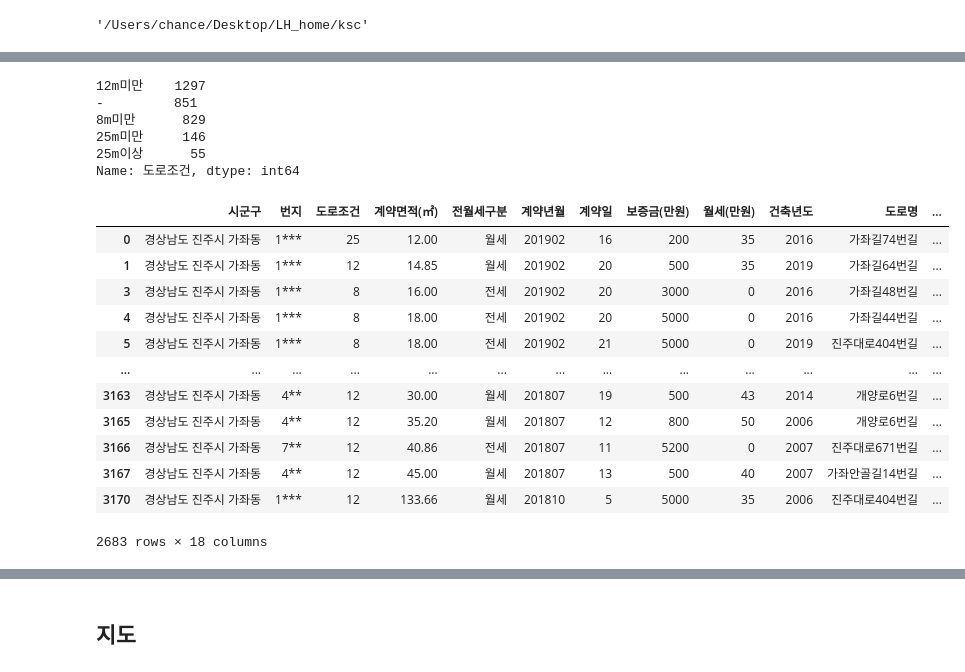
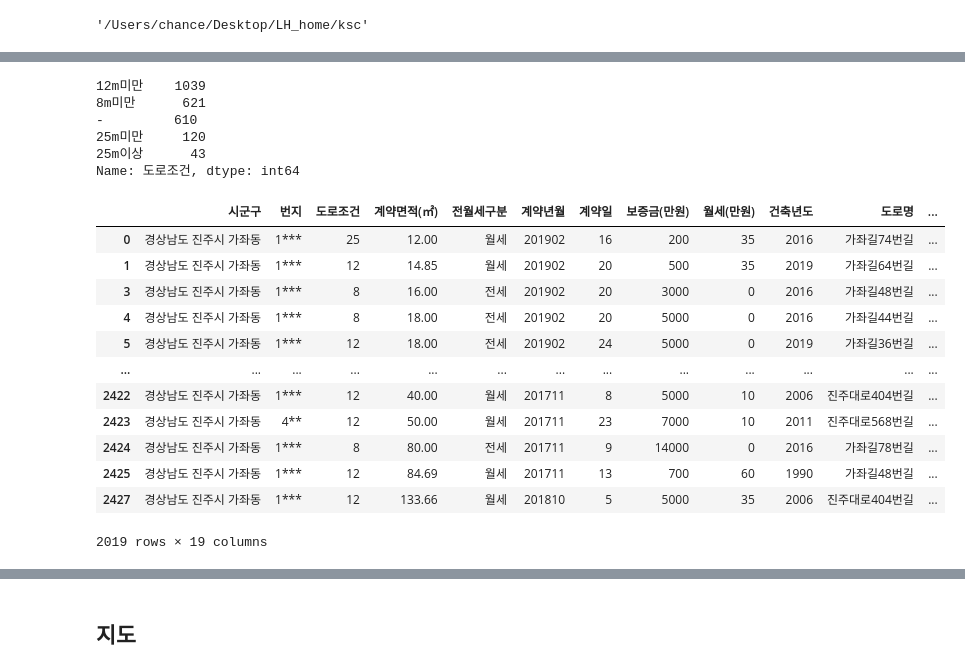
Before and after one commit to ChanceMKR/LH_home, a Jupyter notebook: ksc/lh_home.ipynb, the cells around one changed output, grey strips where cells are left out. Drawn from its saved outputs; the diff is of its cells as text; code cells hidden in the pictures.

```diff
--- a/ksc/lh_home.ipynb
+++ b/ksc/lh_home.ipynb
@@ -9,3 +9,17 @@ import os
 os.getcwd()
 # %% [output]
 '/Users/chance/Desktop/LH_home/ksc'
+# %%
+folder = os.listdir()
+
+file = []
+for f in folder:
+    if "jinju_all" in f:
+        data = pd.read_csv("./" + f, encoding="cp949", skiprows=15)
+        data = data[list(data.columns[:11])]
+        file.append(data)
+
+jinju_all = pd.concat(file)
+# jinju_all = jinju_all.dropna(axis=0)
+
+jinju_all
@@ -20,4 +48,4 @@ for f in folder:
         file.append(data)
 
 gajwa = pd.concat(file)
-# gajwa = gajwa.dropna(axis=0)
+gajwa = gajwa.dropna(axis=0)
@@ -24,20 +64,20 @@ gajwa = pd.concat(file)
 # %%
 gajwa.도로조건.value_counts()
 # %% [output]
-12m미만    1297
--         851
-8m미만      829
-25m미만     146
-25m이상      55
+12m미만    1039
+8m미만      621
+-         610
+25m미만     120
+25m이상      43
 Name: 도로조건, dtype: int64
 # %%
 geo = pd.read_csv("./geocoding.csv")
 gajwa["경도"] = geo.X
 gajwa["위도"] = geo.Y
 
-gajwa = gajwa.fillna({'건축년도':gajwa['건축년도'].mode()[0]})
-gajwa = gajwa.fillna({'도로명':gajwa['도로명'].mode()[0]})
-gajwa = gajwa.fillna({'도로조건':gajwa['도로조건'].mode()[0]})
+# gajwa = gajwa.fillna({'건축년도':gajwa['건축년도'].mode()[0]})
+# gajwa = gajwa.fillna({'도로명':gajwa['도로명'].mode()[0]})
+# gajwa = gajwa.fillna({'도로조건':gajwa['도로조건'].mode()[0]})
 
 # 도로조건을 정수로 변환
 road=[]
@@ -82,38 +122,47 @@ rate.columns = ["전월세전환율", "계약년월"]
 rate.head()
 
 gajwa = pd.merge(left=gajwa, right=rate, how="inner", on="계약년월")
 
 keep = [int("".join(k.split(","))) for k in gajwa["보증금(만원)"]]
 gajwa["보증금(만원)"] = keep
 
 
 # 전월세전환율 기준으로 보증금+월세의 가치를 전세로 치환하여 value column으로 만들어준다.
 value=[round(gajwa["월세(만원)"][i] * 12 / (gajwa["전월세전환율"][i]/100) + gajwa["보증금(만원)"][i]) for i in range(len(gajwa))]
 gajwa["전세전환가격"] = value
 #gajwa["도로별 전세값평균"] = gajwa.groupby("도로명").전세전환가격.transform("mean")
 
 
 # 도로명 결측치 제거
 indexNames = []
 for i in range(len(gajwa["도로명"])):
     if "번길" not in gajwa["도로명"][i]:
         indexNames.append(i)
 
 gajwa.drop(indexNames, inplace=True)
 
+# covid = []
+# for c in gajwa.year:
+#     if c in [2020, 2021]:
+#         covid.append(1)
+#     else:
+#         covid.append(0)
+# gajwa["coivd"] = covid
+
+gajwa["price_per_m2"] = gajwa.전세전환가격 / gajwa["계약면적(㎡)"]**2
 
 gajwa
 # %% [output]
 |  | 시군구 | 번지 | 도로조건 | 계약면적(㎡) | 전월세구분 | 계약년월 | 계약일 | 보증금(만원) | 월세(만원) | 건축년도 | 도로명 | ... |
 | 0 | 경상남도 진주시 가좌동 | 1*** | 25 | 12.00 | 월세 | 201902 | 16 | 200 | 35 | 2016 | 가좌길74번길 | ... |
 | 1 | 경상남도 진주시 가좌동 | 1*** | 12 | 14.85 | 월세 | 201902 | 20 | 500 | 35 | 2019 | 가좌길64번길 | ... |
 | 3 | 경상남도 진주시 가좌동 | 1*** | 8 | 16.00 | 전세 | 201902 | 20 | 3000 | 0 | 2016 | 가좌길48번길 | ... |
 | 4 | 경상남도 진주시 가좌동 | 1*** | 8 | 18.00 | 전세 | 201902 | 20 | 5000 | 0 | 2016 | 가좌길44번길 | ... |
-| 5 | 경상남도 진주시 가좌동 | 1*** | 8 | 18.00 | 전세 | 201902 | 21 | 5000 | 0 | 2019 | 진주대로404번길 | ... |
+| 5 | 경상남도 진주시 가좌동 | 1*** | 12 | 18.00 | 전세 | 201902 | 24 | 5000 | 0 | 2019 | 가좌길36번길 | ... |
 | ... | ... | ... | ... | ... | ... | ... | ... | ... | ... | ... | ... | ... |
-| 3163 | 경상남도 진주시 가좌동 | 4** | 12 | 30.00 | 월세 | 201807 | 19 | 500 | 43 | 2014 | 개양로6번길 | ... |
-| 3165 | 경상남도 진주시 가좌동 | 4** | 12 | 35.20 | 월세 | 201807 | 12 | 800 | 50 | 2006 | 개양로6번길 | ... |
-| 3166 | 경상남도 진주시 가좌동 | 7** | 12 | 40.86 | 전세 | 201807 | 11 | 5200 | 0 | 2007 | 진주대로671번길 | ... |
-| 3167 | 경상남도 진주시 가좌동 | 4** | 12 | 45.00 | 월세 | 201807 | 13 | 500 | 40 | 2007 | 가좌안골길14번길 | ... |
-| 3170 | 경상남도 진주시 가좌동 | 1*** | 12 | 133.66 | 월세 | 201810 | 5 | 5000 | 35 | 2006 | 진주대로404번길 | ... |
+| 2422 | 경상남도 진주시 가좌동 | 1*** | 12 | 40.00 | 월세 | 201711 | 8 | 5000 | 10 | 2006 | 진주대로404번길 | ... |
+| 2423 | 경상남도 진주시 가좌동 | 4** | 12 | 50.00 | 월세 | 201711 | 23 | 7000 | 10 | 2011 | 진주대로568번길 | ... |
+| 2424 | 경상남도 진주시 가좌동 | 1*** | 8 | 80.00 | 전세 | 201711 | 9 | 14000 | 0 | 2016 | 가좌길78번길 | ... |
+| 2425 | 경상남도 진주시 가좌동 | 1*** | 12 | 84.69 | 월세 | 201711 | 13 | 700 | 60 | 1990 | 가좌길48번길 | ... |
+| 2427 | 경상남도 진주시 가좌동 | 1*** | 12 | 133.66 | 월세 | 201810 | 5 | 5000 | 35 | 2006 | 진주대로404번길 | ... |
-2683 rows × 18 columns
+2019 rows × 19 columns
```
Also changed, not shown: parts of 26 cells of this notebook, 7 other files.
